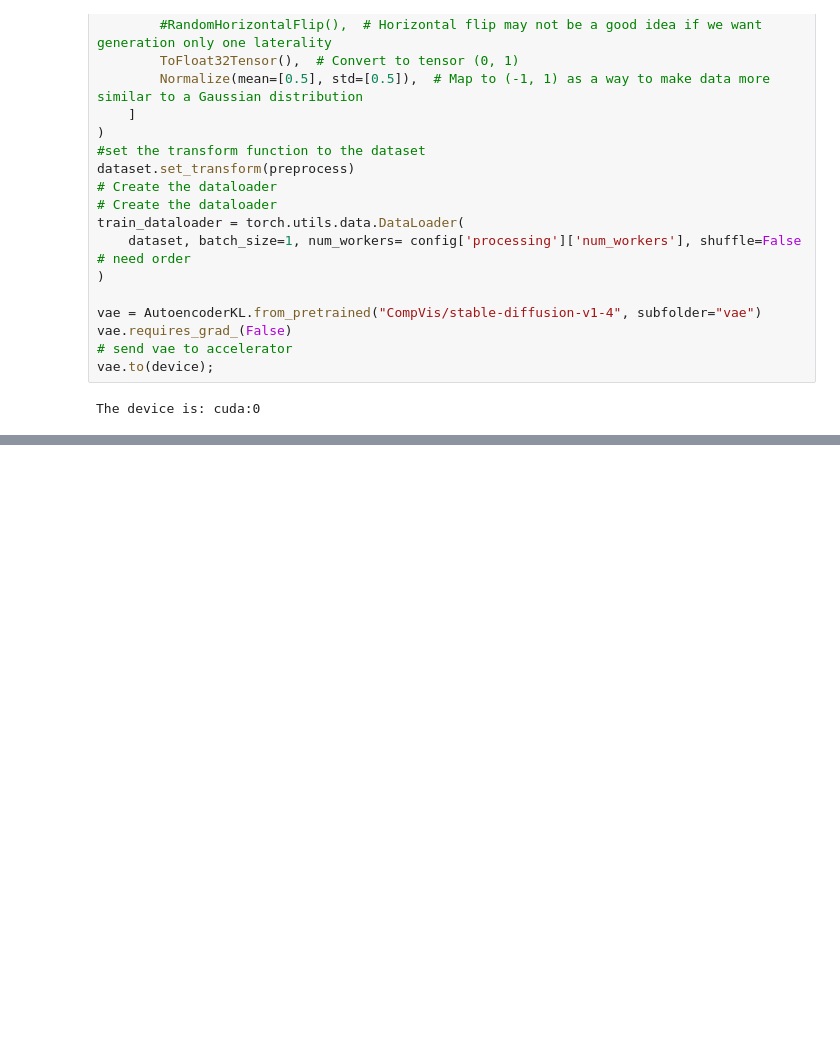
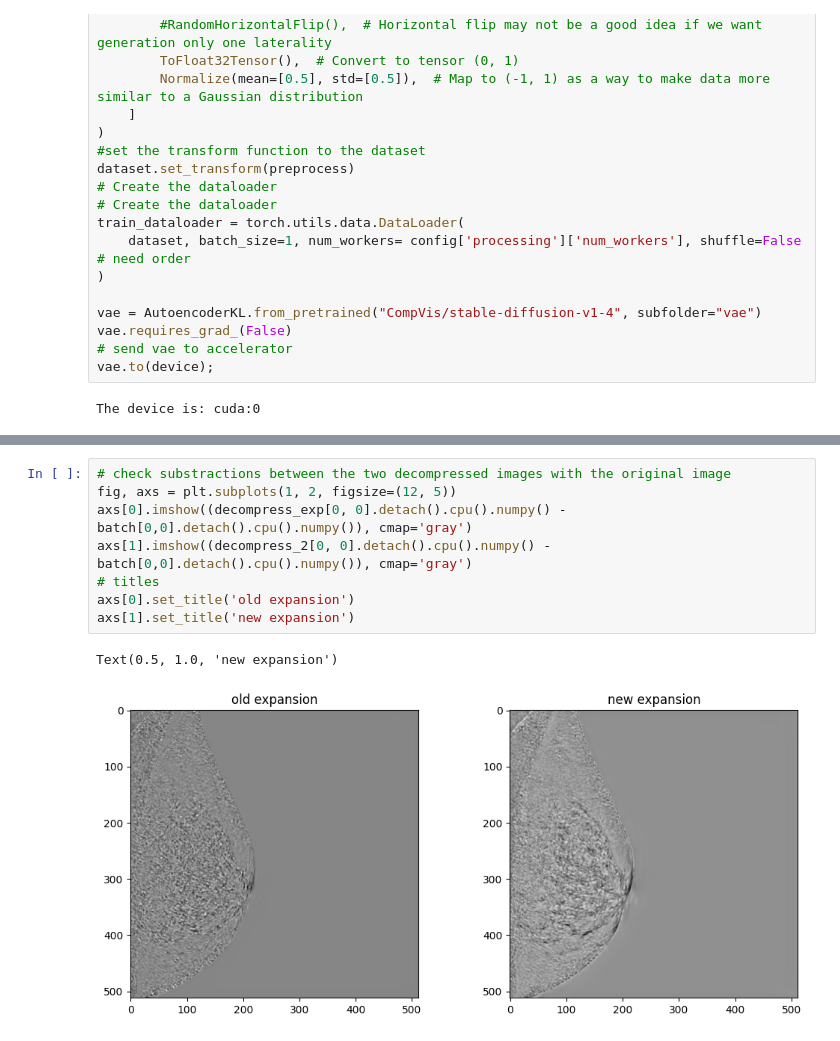
Before and after one commit to Likalto4/diffusion-models_master, a Jupyter notebook: dataset_analysis/playground.ipynb, the cells around one changed output, grey strips where cells are left out. Cells and saved outputs as stored; diff of their text form; blank space fills up the shorter version.

```diff
--- a/dataset_analysis/playground.ipynb
+++ b/dataset_analysis/playground.ipynb
@@ -186,0 +236,11 @@ torch.save(latents, repo_path / 'data/images/breast10p_latents'/f'{Path(name).st
+# %%
+# check substractions between the two decompressed images with the original image
+fig, axs = plt.subplots(1, 2, figsize=(12, 5))
+axs[0].imshow((decompress_exp[0, 0].detach().cpu().numpy() - batch[0,0].detach().cpu().numpy()), cmap='gray')
+axs[1].imshow((decompress_2[0, 0].detach().cpu().numpy() - batch[0,0].detach().cpu().numpy()), cmap='gray')
+# titles
+axs[0].set_title('old expansion')
+axs[1].set_title('new expansion')
+# %% [output]
+Text(0.5, 1.0, 'new expansion')
+[figure, added]
```
Also changed, not shown: parts of 6 cells of this notebook, 2 other files.
